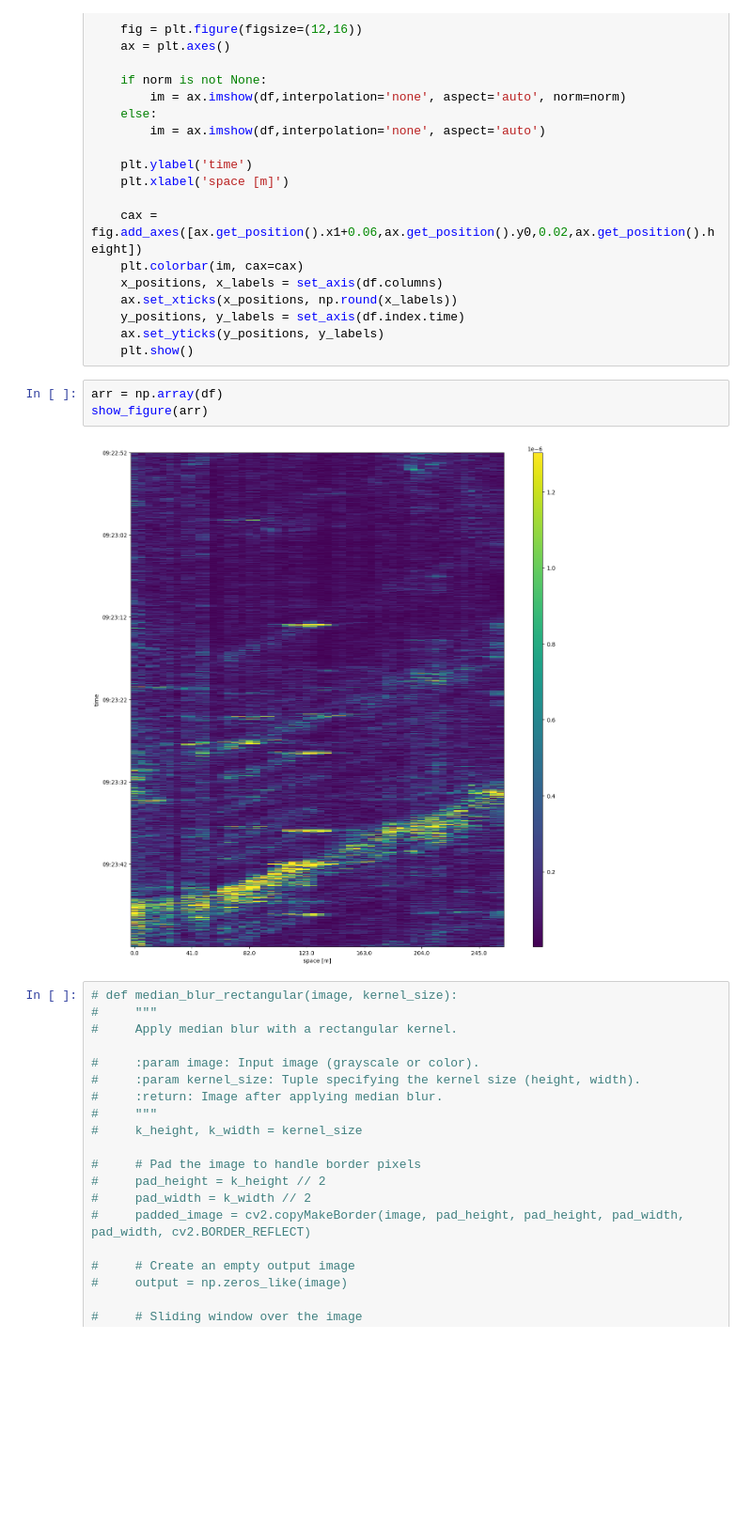
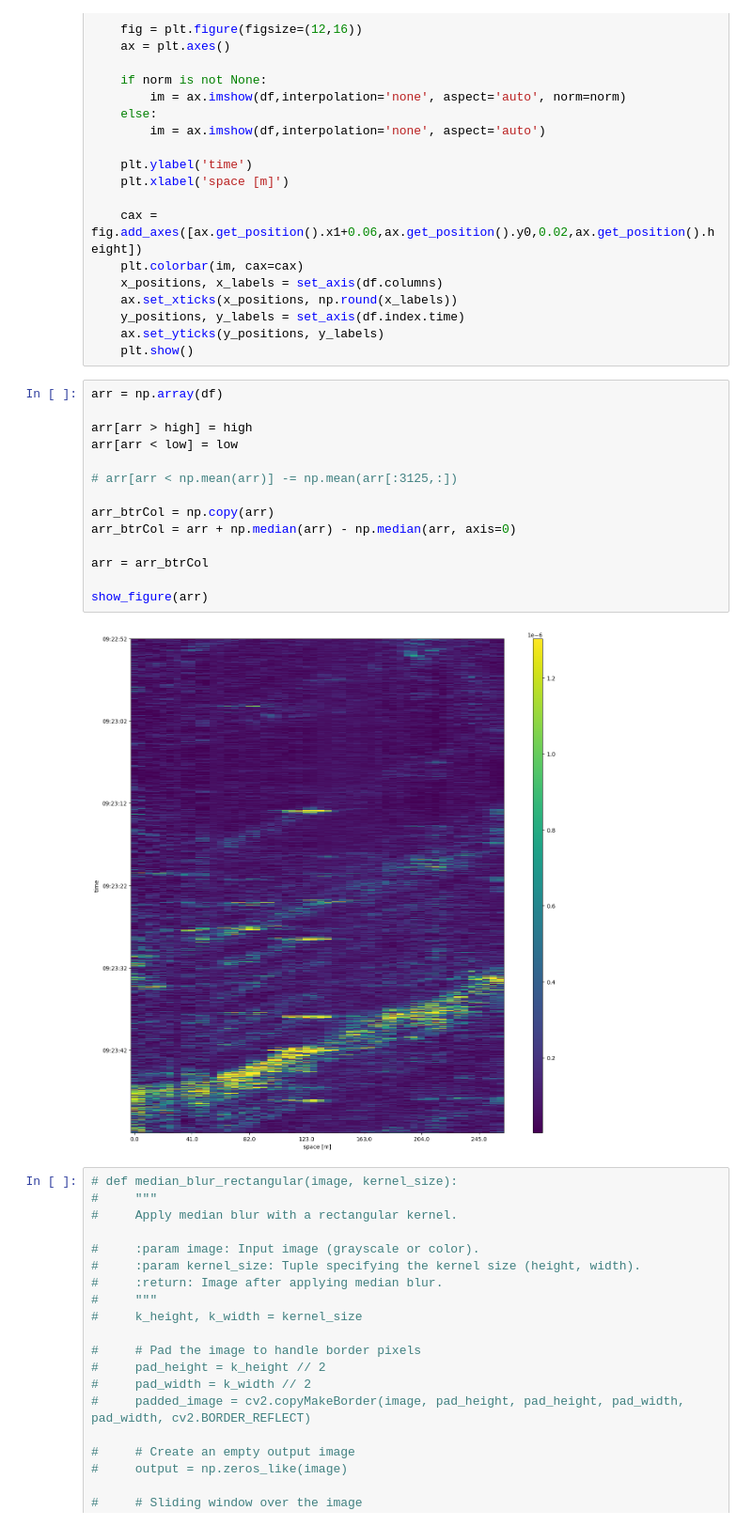
Before and after one commit to miczkejedrzej/Cv1_project, a Jupyter notebook: project1/test_notebook1.ipynb, the cells around one changed output. Shown at 94% size. Saved outputs shown, nothing was run; the diff lists cells and outputs as text; blank space fills up the shorter version.

```diff
--- a/project1/test_notebook1.ipynb
+++ b/project1/test_notebook1.ipynb
@@ -85,11 +85,22 @@ def show_figure(table, norm=norm):
     y_positions, y_labels = set_axis(df.index.time)
     ax.set_yticks(y_positions, y_labels)
     plt.show()
-# %%
-arr = np.array(df)
-show_figure(arr)
-# %% [output]
-[figure, removed]
+# %%
+arr = np.array(df)
+
+arr[arr > high] = high
+arr[arr < low] = low
+
+# arr[arr < np.mean(arr)] -= np.mean(arr[:3125,:])
+
+arr_btrCol = np.copy(arr)
+arr_btrCol = arr + np.median(arr) - np.median(arr, axis=0)
+
+arr = arr_btrCol
+
+show_figure(arr)
+# %% [output]
+[figure, added]
 # %%
 # def median_blur_rectangular(image, kernel_size):
 #     """
```
Also changed, not shown: parts of 7 cells of this notebook.
